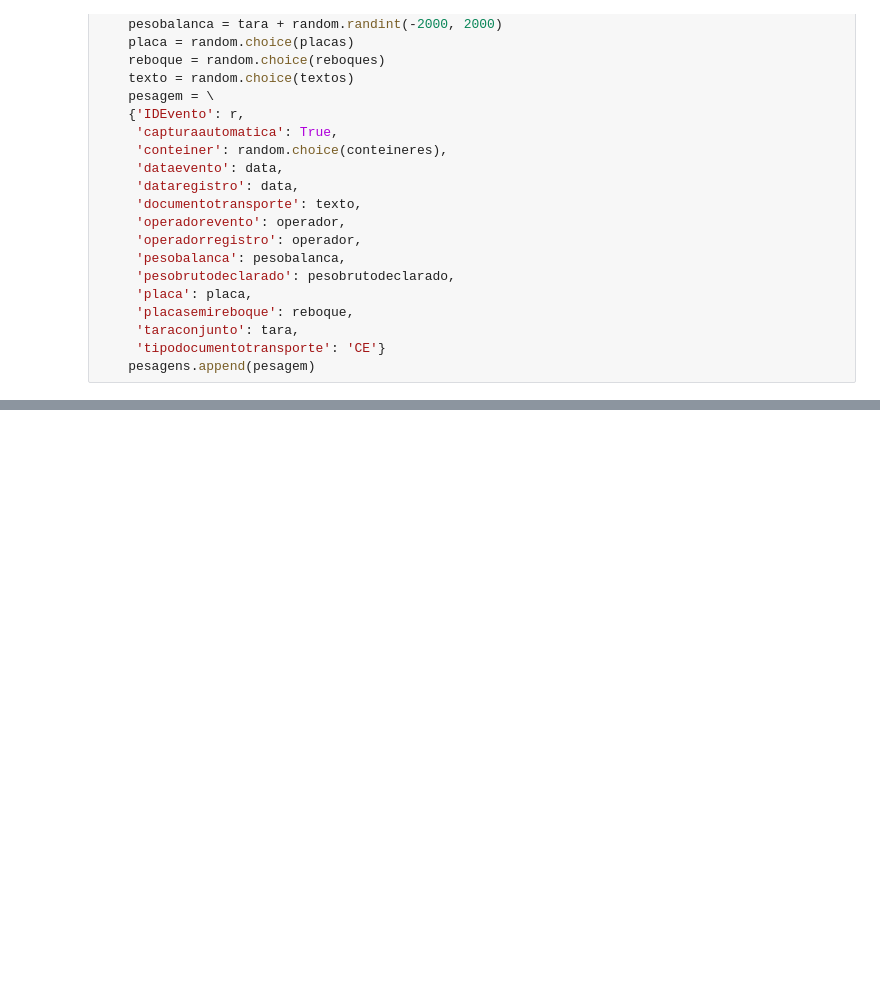
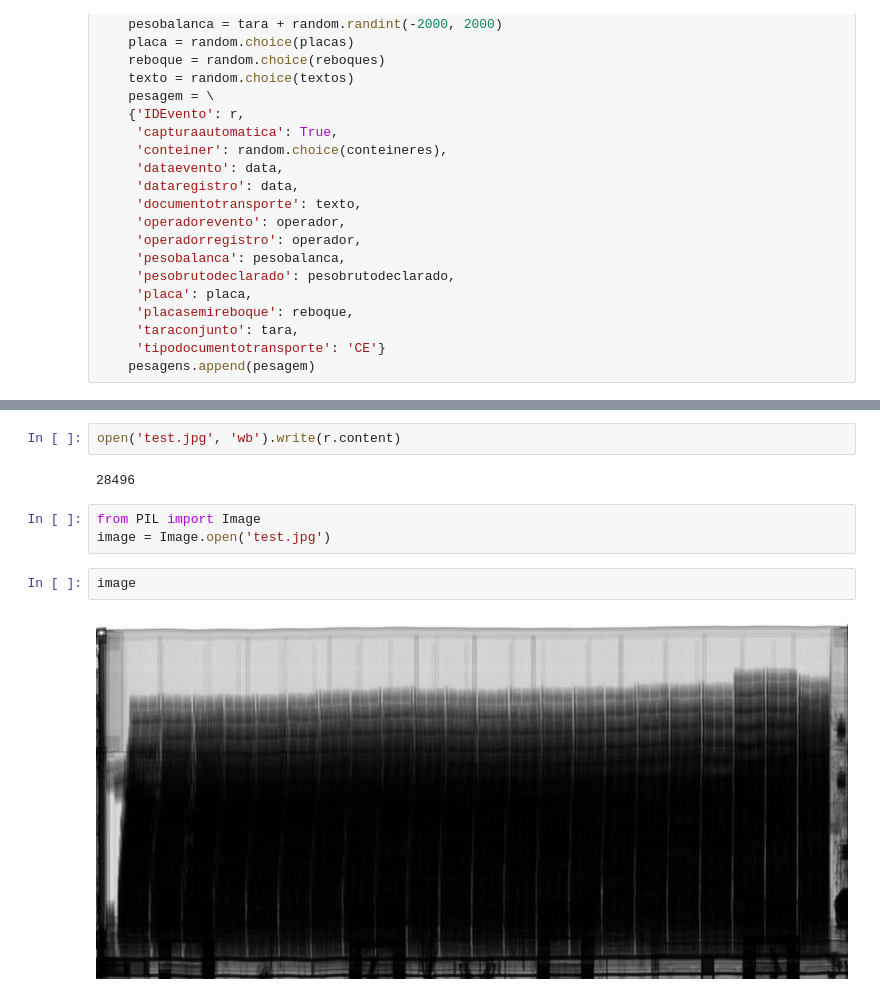
Before and after one commit to IvanBrasilico/ade02rest, a Jupyter notebook: notebooks/TestAPILoad.ipynb, the cells around one changed output, grey strips where cells are left out. Cells and saved outputs as stored; diff of their text form; blank space fills up the shorter version.

```diff
--- a/notebooks/TestAPILoad.ipynb
+++ b/notebooks/TestAPILoad.ipynb
@@ -121,0 +200,11 @@ for IDEvento in range(CARGA):
+# %%
+open('test.jpg', 'wb').write(r.content)
+# %% [output]
+28496
+# %%
+from PIL import Image
+image = Image.open('test.jpg')
+# %%
+image
+# %% [output]
+[figure, added]
```
Also changed, not shown: parts of 22 cells of this notebook, 7 other files.
